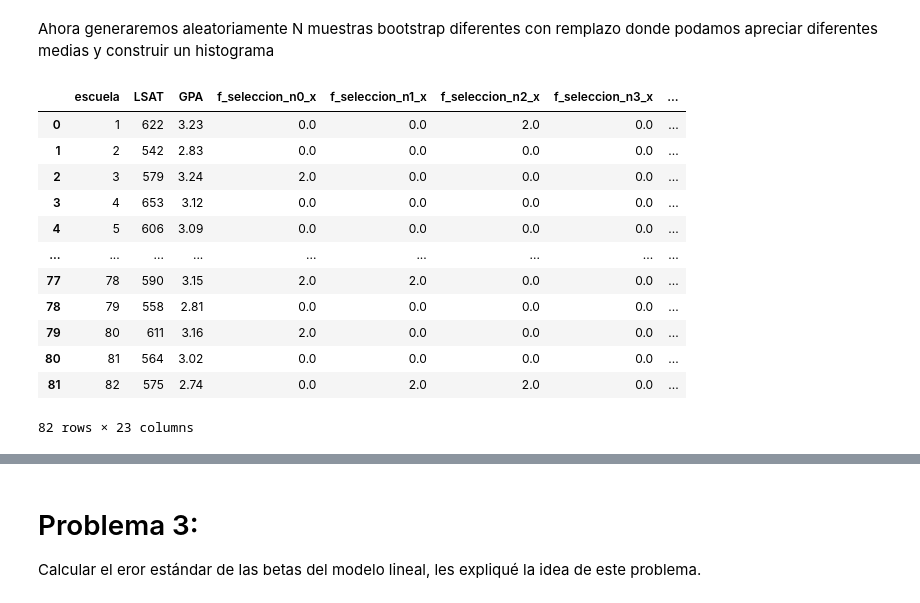
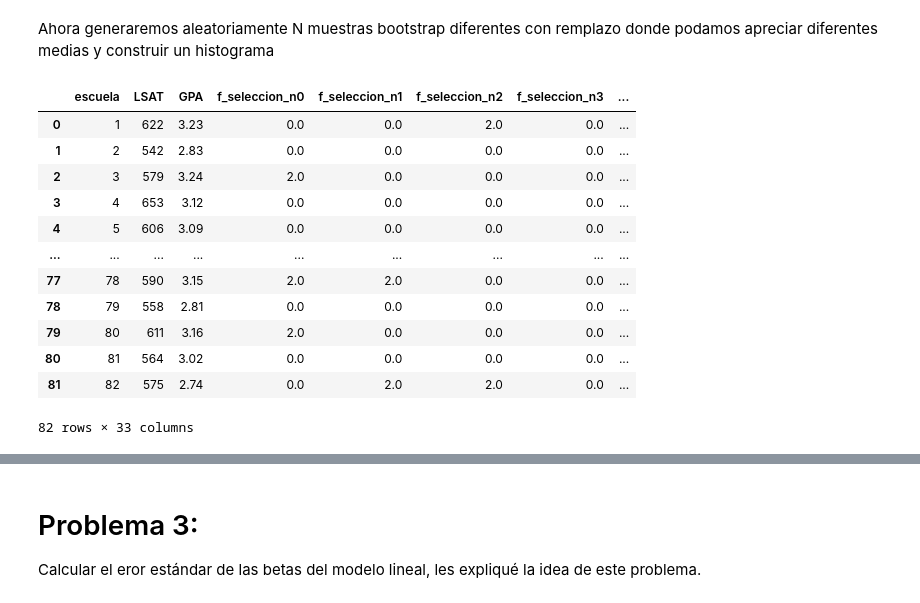
Before and after one commit to EL-CR3ZPO/Seminario_9273, a Jupyter notebook: Tarea 1/Bootstrap parte 2.ipynb, the cells around one changed output, grey strips where cells are left out. Drawn from its saved outputs; the diff is of its cells as text; code cells hidden in the pictures.

```diff
--- a/Tarea 1/Bootstrap parte 2.ipynb
+++ b/Tarea 1/Bootstrap parte 2.ipynb
@@ -233,23 +233,23 @@ Ahora generaremos aleatoriamente N muestras bootstrap diferentes con remplazo do
 # %%
 # Ahora vamos a repetir el proceso de seleccionar
 # pero ahora desde la población de 82 seleccionaremos 15 al azar consecutivamente
 
-k = 10
+k = 30
 for i in range(k):
     escuelas_random_2 = bd_escuelas.sample(n=15,random_state = i)[["escuela"]]
     escuelas_random_2["f_seleccion_n" + str(i)] = 2
     bd_escuelas = pd.merge(bd_escuelas, escuelas_random_2, how="left", on=["escuela"])
 
 bd_escuelas = bd_escuelas.fillna(0)
 bd_escuelas
 
 # Las columnas tienen un 2 para hacer una diferencia de la primera muestra que se tomo las anteriores
 # tenian 1
 
 # print('Spearmans correlation: %.3f' % corr)
 # bd_escuelas
 # %% [output]
-|  | escuela | LSAT | GPA | f_seleccion_n0_x | f_seleccion_n1_x | f_seleccion_n2_x | f_seleccion_n3_x | ... |
+|  | escuela | LSAT | GPA | f_seleccion_n0 | f_seleccion_n1 | f_seleccion_n2 | f_seleccion_n3 | ... |
 | 0 | 1 | 622 | 3.23 | 0.0 | 0.0 | 2.0 | 0.0 | ... |
 | 1 | 2 | 542 | 2.83 | 0.0 | 0.0 | 0.0 | 0.0 | ... |
 | 2 | 3 | 579 | 3.24 | 2.0 | 0.0 | 0.0 | 0.0 | ... |
@@ -261,4 +261,4 @@ bd_escuelas
 | 79 | 80 | 611 | 3.16 | 2.0 | 0.0 | 0.0 | 0.0 | ... |
 | 80 | 81 | 564 | 3.02 | 0.0 | 0.0 | 0.0 | 0.0 | ... |
 | 81 | 82 | 575 | 2.74 | 0.0 | 2.0 | 2.0 | 0.0 | ... |
-82 rows × 23 columns
+82 rows × 33 columns
```
Also changed, not shown: parts of 2 cells of this notebook.
